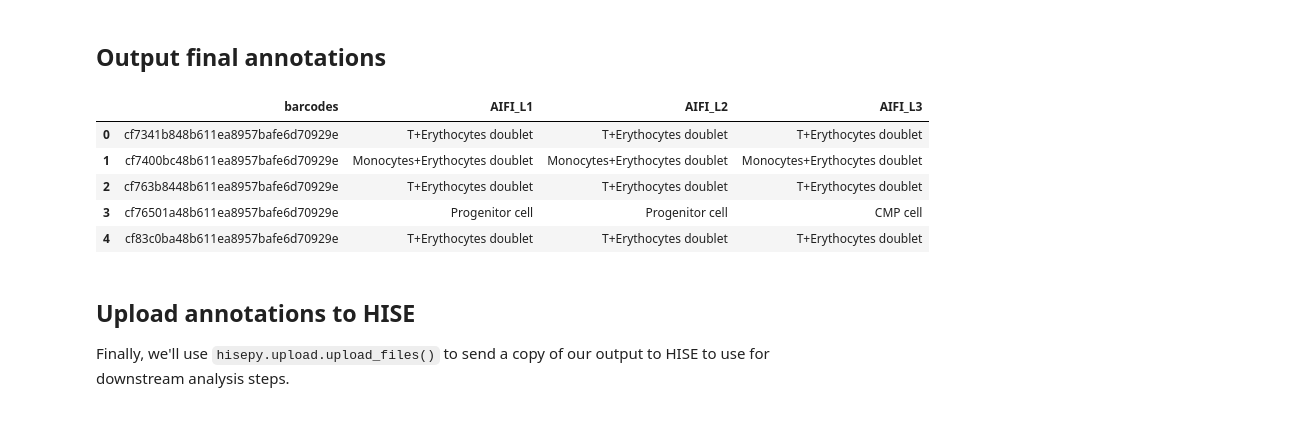
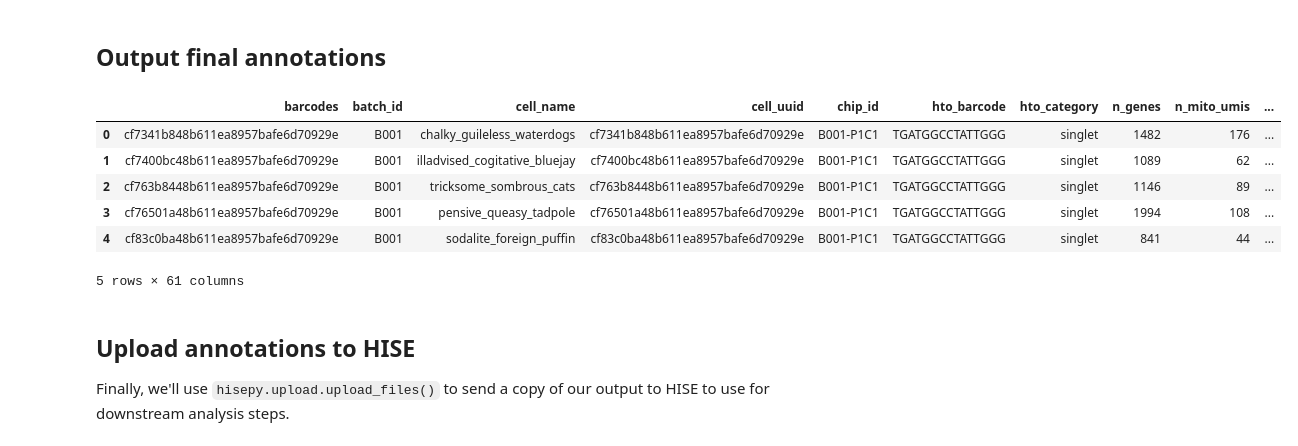
Before and after one commit to aifimmunology/aifi-healthy-pbmc-reference, a Jupyter notebook: 05-Assembly/20-Python_assign_Other_cells.ipynb, the cells around one changed output. Cells and saved outputs as stored; diff of their text form; code cells hidden in the pictures.

Commit message:
assignment of labels to barcodes

```diff
--- a/05-Assembly/20-Python_assign_Other_cells.ipynb
+++ b/05-Assembly/20-Python_assign_Other_cells.ipynb
@@ -13,7 +30,7 @@ import scanpy as sc
 # %%
 cell_class = 'other'
 # %%
-h5ad_uuid = '89de4d50-8ec3-4e89-b5dd-0b6289a4ffd0'
+h5ad_uuid = '1eb6ca8c-b8ed-4968-b515-c954497441dc'
 h5ad_path = '/home/jupyter/cache/{u}'.format(u = h5ad_uuid)
 # %%
 if not os.path.isdir(h5ad_path):
@@ -51,0 +55,3 @@ anno = pd.read_csv(anno_file, index_col = 0)
+# %%
+anno_uuid = '03817547-e2e3-412b-b36e-538d2bc74c87'
+anno = read_csv_uuid(anno_uuid)
@@ -99,17 +108,23 @@ sc.pl.umap(adata,
 # %% [markdown]
 ## Output final annotations
 # %%
-anno = adata.obs[['barcodes', 'AIFI_L1', 'AIFI_L2', 'AIFI_L3']]
-anno = anno.reset_index(drop = True)
+obs = adata.obs
+obs = obs.reset_index(drop = True)
+# %%
+umap_mat = adata.obsm['X_umap']
+umap_df = pd.DataFrame(umap_mat, columns = ['umap_1', 'umap_2'])
+obs['umap_1'] = umap_df['umap_1']
+obs['umap_2'] = umap_df['umap_2']
 # %%
-anno.head()
+obs.head()
 # %% [output]
-|  | barcodes | AIFI_L1 | AIFI_L2 | AIFI_L3 |
-| 0 | cf7341b848b611ea8957bafe6d70929e | T+Erythocytes doublet | T+Erythocytes doublet | T+Erythocytes doublet |
-| 1 | cf7400bc48b611ea8957bafe6d70929e | Monocytes+Erythocytes doublet | Monocytes+Erythocytes doublet | Monocytes+Erythocytes doublet |
-| 2 | cf763b8448b611ea8957bafe6d70929e | T+Erythocytes doublet | T+Erythocytes doublet | T+Erythocytes doublet |
-| 3 | cf76501a48b611ea8957bafe6d70929e | Progenitor cell | Progenitor cell | CMP cell |
-| 4 | cf83c0ba48b611ea8957bafe6d70929e | T+Erythocytes doublet | T+Erythocytes doublet | T+Erythocytes doublet |
+|  | barcodes | batch_id | cell_name | cell_uuid | chip_id | hto_barcode | hto_category | n_genes | n_mito_umis | ... |
+| 0 | cf7341b848b611ea8957bafe6d70929e | B001 | chalky_guileless_waterdogs | cf7341b848b611ea8957bafe6d70929e | B001-P1C1 | TGATGGCCTATTGGG | singlet | 1482 | 176 | ... |
+| 1 | cf7400bc48b611ea8957bafe6d70929e | B001 | illadvised_cogitative_bluejay | cf7400bc48b611ea8957bafe6d70929e | B001-P1C1 | TGATGGCCTATTGGG | singlet | 1089 | 62 | ... |
+| 2 | cf763b8448b611ea8957bafe6d70929e | B001 | tricksome_sombrous_cats | cf763b8448b611ea8957bafe6d70929e | B001-P1C1 | TGATGGCCTATTGGG | singlet | 1146 | 89 | ... |
+| 3 | cf76501a48b611ea8957bafe6d70929e | B001 | pensive_queasy_tadpole | cf76501a48b611ea8957bafe6d70929e | B001-P1C1 | TGATGGCCTATTGGG | singlet | 1994 | 108 | ... |
+| 4 | cf83c0ba48b611ea8957bafe6d70929e | B001 | sodalite_foreign_puffin | cf83c0ba48b611ea8957bafe6d70929e | B001-P1C1 | TGATGGCCTATTGGG | singlet | 841 | 44 | ... |
+5 rows × 61 columns
 # %%
 out_dir = 'output'
 if not os.path.isdir(out_dir):
```
Also changed, not shown: parts of 24 cells of this notebook, 2 other files.
